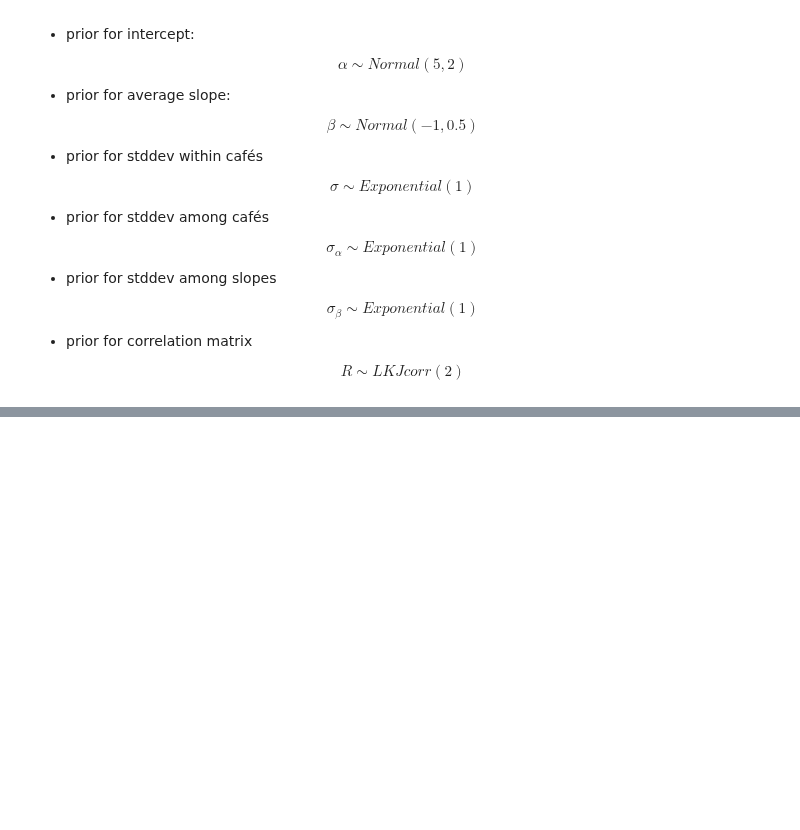
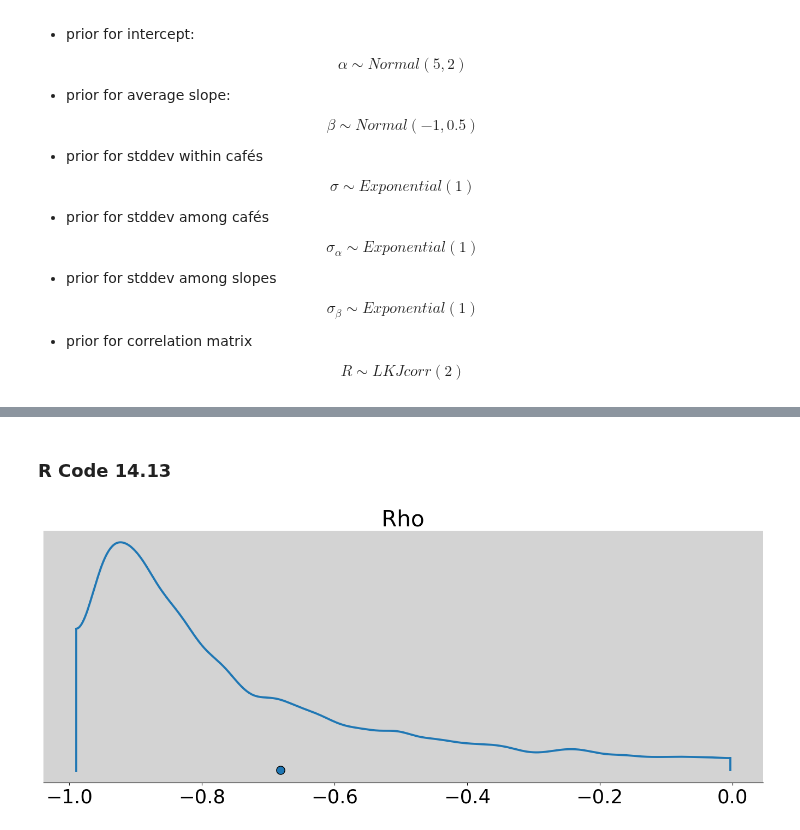
Before and after one commit to rodolphomacedo/statistical_rethinking_pt_BR, a Jupyter notebook: parte_14.ipynb, the cells around one changed output, grey strips where cells are left out. Drawn from its saved outputs; the diff is of its cells as text; code cells hidden in the pictures; blank space fills up the shorter version.

```diff
--- a/parte_14.ipynb
+++ b/parte_14.ipynb
@@ -408,0 +641,9 @@ $$ R \sim LKJcorr(2) $$
+# %% [markdown]
+### R Code 14.13
+# %%
+az.plot_density(m14_1.posterior.Rho.sel(Rho_dim_0=0, Rho_dim_1=1), figsize=(17, 6))
+plt.xlabel = 'Correlation'
+plt.ylabel = 'Density'
+plt.show()
+# %% [output]
+[figure, added]
```
Also changed, not shown: parts of 8 cells of this notebook, 1 other file.
